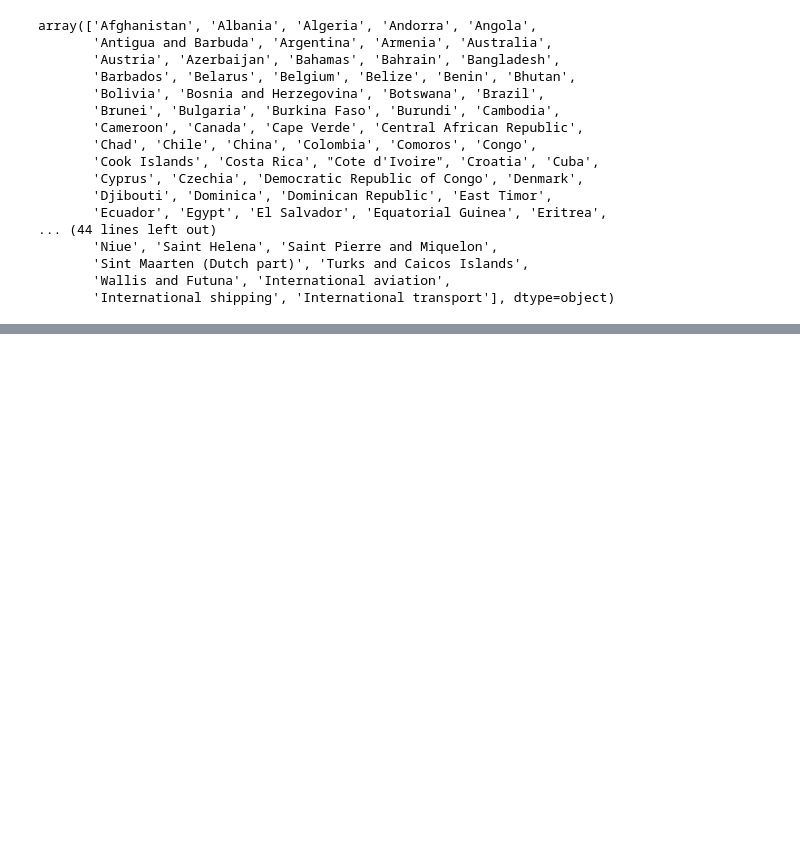
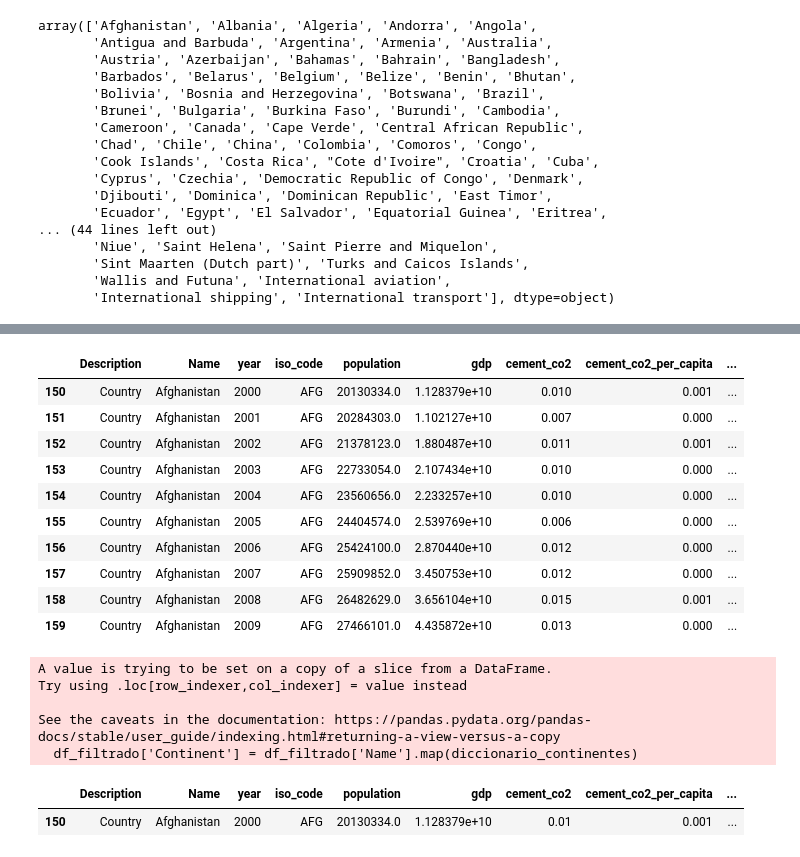
Before and after one commit to ana-nobre/Data-Driven-Insights-for-Multinationals-Global-CO2-Emissions, a Jupyter notebook: eda.ipynb, the cells around one changed output, grey strips where cells are left out. Drawn from its saved outputs; the diff is of its cells as text; code cells hidden in the pictures; blank space fills up the shorter version.

```diff
--- a/eda.ipynb
+++ b/eda.ipynb
@@ -206,4 +206,4 @@ incluir = ['Afghanistan', 'Albania', 'Algeria', 'Andorra', 'Angola',
        'Sint Maarten (Dutch part)', 'Turks and Caicos Islands',
        'Wallis and Futuna' ]
 # %%
-df_filtrado_paises = filter_year[~filter_year['Name'].isin(incluir)]
+df_filtrado = filter_year[filter_year["Name"].isin(incluir)]
@@ -225,0 +210,14 @@ df_filtrado_paises
+# %%
+df_filtrado.head(10)
+# %% [output]
+|  | Description | Name | year | iso_code | population | gdp | cement_co2 | cement_co2_per_capita | ... |
+| 150 | Country | Afghanistan | 2000 | AFG | 20130334.0 | 1.128379e+10 | 0.010 | 0.001 | ... |
+| 151 | Country | Afghanistan | 2001 | AFG | 20284303.0 | 1.102127e+10 | 0.007 | 0.000 | ... |
+| 152 | Country | Afghanistan | 2002 | AFG | 21378123.0 | 1.880487e+10 | 0.011 | 0.001 | ... |
+| 153 | Country | Afghanistan | 2003 | AFG | 22733054.0 | 2.107434e+10 | 0.010 | 0.000 | ... |
+| 154 | Country | Afghanistan | 2004 | AFG | 23560656.0 | 2.233257e+10 | 0.010 | 0.000 | ... |
+| 155 | Country | Afghanistan | 2005 | AFG | 24404574.0 | 2.539769e+10 | 0.006 | 0.000 | ... |
+| 156 | Country | Afghanistan | 2006 | AFG | 25424100.0 | 2.870440e+10 | 0.012 | 0.000 | ... |
+| 157 | Country | Afghanistan | 2007 | AFG | 25909852.0 | 3.450753e+10 | 0.012 | 0.000 | ... |
+| 158 | Country | Afghanistan | 2008 | AFG | 26482629.0 | 3.656104e+10 | 0.015 | 0.001 | ... |
+| 159 | Country | Afghanistan | 2009 | AFG | 27466101.0 | 4.435872e+10 | 0.013 | 0.000 | ... |
@@ -225,0 +446,13 @@ df_filtrado_paises
+# %%
+df_filtrado['Continent'] = df_filtrado['Name'].map(diccionario_continentes)
+# %% [output]
+A value is trying to be set on a copy of a slice from a DataFrame.
+Try using .loc[row_indexer,col_indexer] = value instead
+
+See the caveats in the documentation: https://pandas.pydata.org/pandas-docs/stable/user_guide/indexing.html#returning-a-view-versus-a-copy
+  df_filtrado['Continent'] = df_filtrado['Name'].map(diccionario_continentes)
+# %%
+df_filtrado.head(1)
+# %% [output]
+|  | Description | Name | year | iso_code | population | gdp | cement_co2 | cement_co2_per_capita | ... |
+| 150 | Country | Afghanistan | 2000 | AFG | 20130334.0 | 1.128379e+10 | 0.01 | 0.001 | ... |
```
Also changed, not shown: parts of 11 cells of this notebook, 3 other files.
